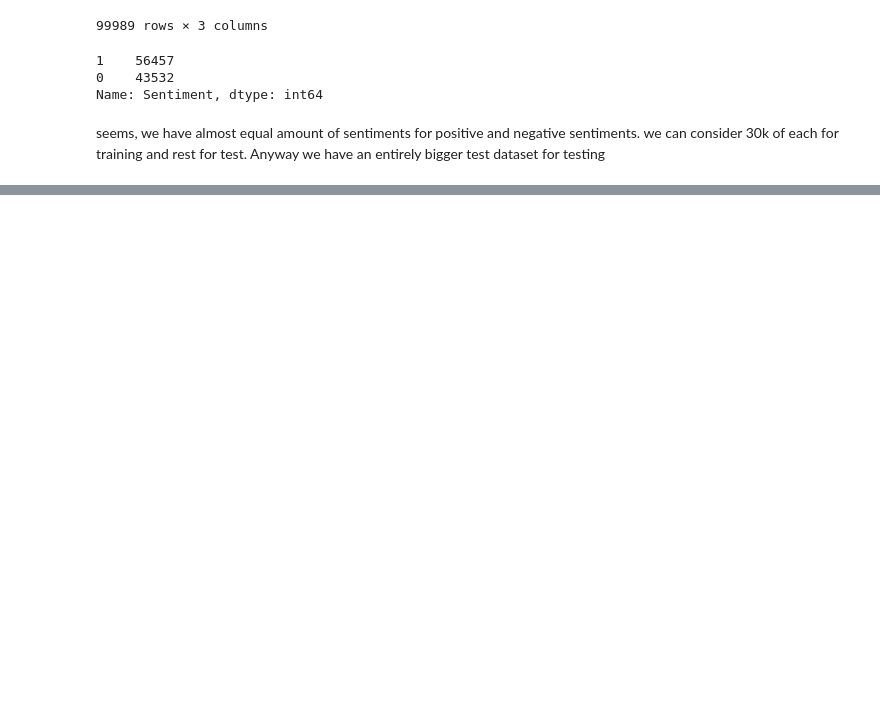
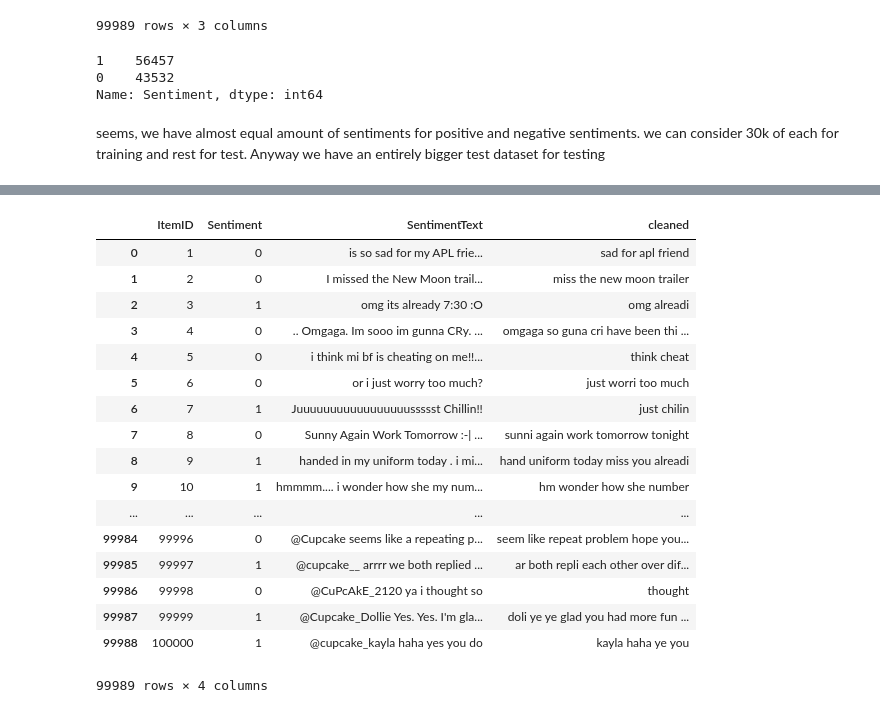
Before and after one commit to tpathanjali/ML, a Jupyter notebook: Sentiment_analysis_using_deep_learning.ipynb, the cells around one changed output, grey strips where cells are left out. Cells and saved outputs as stored; diff of their text form; code cells hidden in the pictures; blank space fills up the shorter version.

```diff
--- a/Sentiment_analysis_using_deep_learning.ipynb
+++ b/Sentiment_analysis_using_deep_learning.ipynb
@@ -155,0 +150,21 @@ plt.show()
+# %%
+twitter_train
+# %% [output]
+|  | ItemID | Sentiment | SentimentText | cleaned |
+| 0 | 1 | 0 | is so sad for my APL frie... | sad for apl friend |
+| 1 | 2 | 0 | I missed the New Moon trail... | miss the new moon trailer |
+| 2 | 3 | 1 | omg its already 7:30 :O | omg alreadi |
+| 3 | 4 | 0 | .. Omgaga. Im sooo im gunna CRy. ... | omgaga so guna cri have been thi ... |
+| 4 | 5 | 0 | i think mi bf is cheating on me!!... | think cheat |
+| 5 | 6 | 0 | or i just worry too much? | just worri too much |
+| 6 | 7 | 1 | Juuuuuuuuuuuuuuuuussssst Chillin!! | just chilin |
+| 7 | 8 | 0 | Sunny Again Work Tomorrow :-| ... | sunni again work tomorrow tonight |
+| 8 | 9 | 1 | handed in my uniform today . i mi... | hand uniform today miss you alreadi |
+| 9 | 10 | 1 | hmmmm.... i wonder how she my num... | hm wonder how she number |
+| ... | ... | ... | ... | ... |
+| 99984 | 99996 | 0 | @Cupcake seems like a repeating p... | seem like repeat problem hope you... |
+| 99985 | 99997 | 1 | @cupcake__ arrrr we both replied ... | ar both repli each other over dif... |
+| 99986 | 99998 | 0 | @CuPcAkE_2120 ya i thought so | thought |
+| 99987 | 99999 | 1 | @Cupcake_Dollie Yes. Yes. I'm gla... | doli ye ye glad you had more fun ... |
+| 99988 | 100000 | 1 | @cupcake_kayla haha yes you do | kayla haha ye you |
+99989 rows × 4 columns
```
Also changed, not shown: parts of 7 cells of this notebook.
